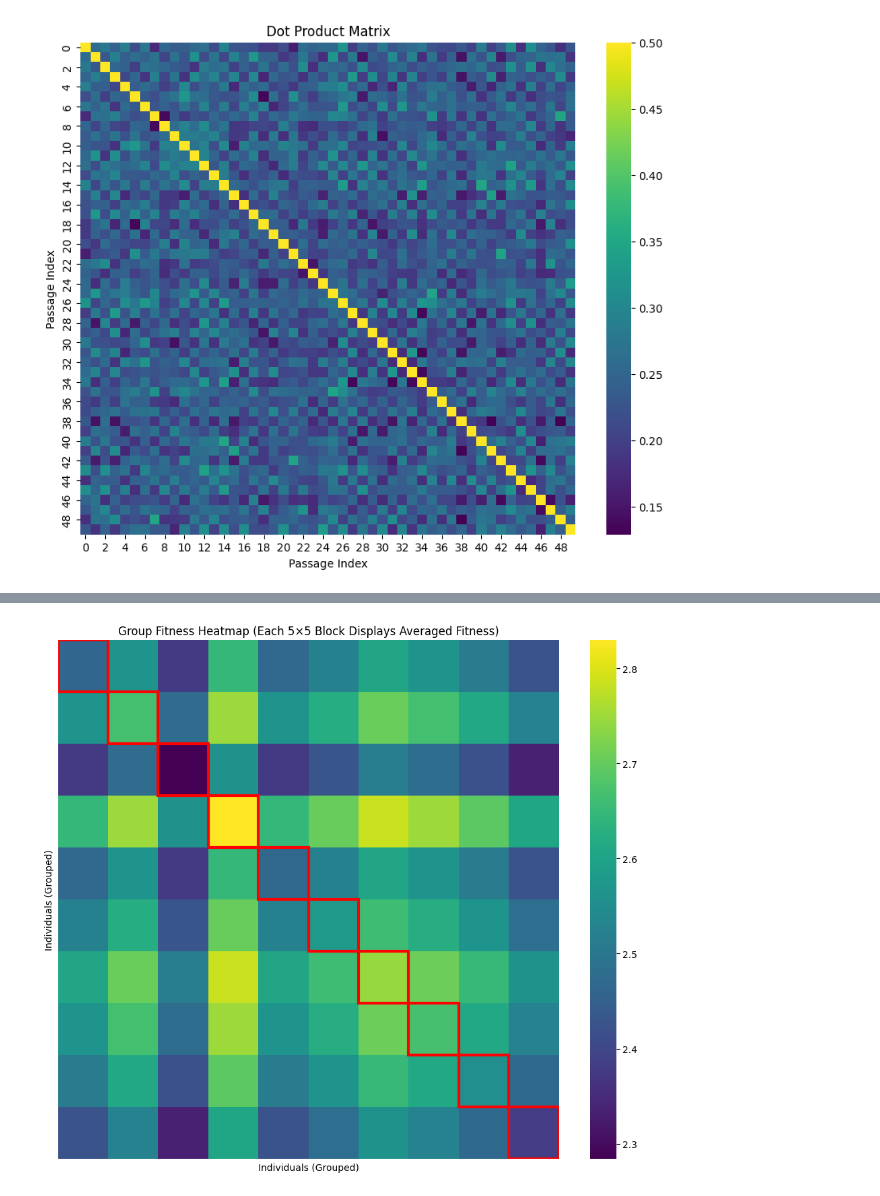
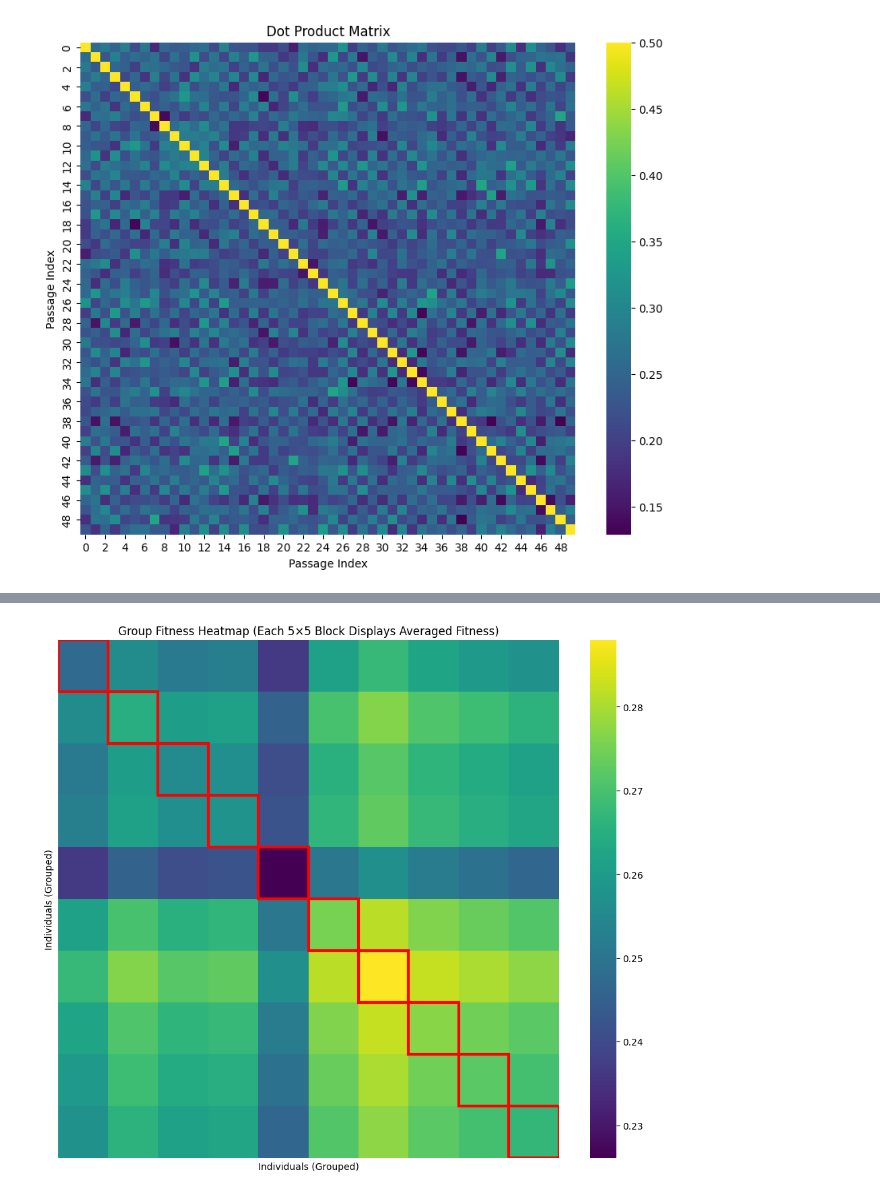
Before and after one commit to chanon9945/RIIC_demo, a Jupyter notebook: RIIC.ipynb, the cells around one changed output, grey strips where cells are left out. Cells and saved outputs as stored; diff of their text form; code cells hidden in the pictures.

Commit message:
modified fitness function to be the average of all groups

```diff
--- a/RIIC.ipynb
+++ b/RIIC.ipynb
@@ -87,13 +97,14 @@ n = dot_product_matrix.shape[0] #number of individuals
 group_size = 5
 num_groups = n // group_size  # should be 10 groups
 
-def evaluate_partition(individual):
+# Define an evaluation function that computes the average similarity for a group.
+def evaluate_group_from_ordered_matrix(group_indices):
     total_similarity = 0
-    for i in range(num_groups):
-        group = individual[i * group_size : (i + 1) * group_size]
-        for a, b in combinations(group, 2):
-            total_similarity += dot_product_matrix[a, b]
-    return total_similarity,
+    for i, j in combinations(group_indices, 2):
+        total_similarity += ordered_matrix[i, j]
+    # For a group of 5, there are 10 pairs (C(5,2)=10)
+    avg_similarity = total_similarity / 10.0
+    return avg_similarity
 
 # Create fitness and individual types (maximization)
 if not hasattr(creator, "FitnessMax"):
@@ -178,11 +189,12 @@ plt.show()
 # %%
-# Define an evaluation function that computes the total similarity for a group,
-# using the ordered matrix. Here, group_indices are indices within the ordered_matrix.
+# Define an evaluation function that computes the average similarity for a group.
 def evaluate_group_from_ordered_matrix(group_indices):
     total_similarity = 0
     for i, j in combinations(group_indices, 2):
         total_similarity += ordered_matrix[i, j]
-    return total_similarity
+    # For a group of 5, there are 10 pairs (C(5,2)=10)
+    avg_similarity = total_similarity / 10.0
+    return avg_similarity
 
 # Compute the fitness (total similarity) for each group in the ordered matrix.
 # In the ordered matrix, groups are contiguous. For group i, the indices are:
@@ -195,34 +207,34 @@ for i in range(num_groups):
 group_fitnesses = np.array(group_fitnesses)  # shape: (10,)
 
 # Create a 10x10 block matrix where each block (i, j) is the average of
 # group i and group j fitness values.
 block_matrix = np.zeros((num_groups, num_groups))
 for i in range(num_groups):
     for j in range(num_groups):
         block_matrix[i, j] = (group_fitnesses[i] + group_fitnesses[j]) / 2
 
 # Expand the 10x10 block matrix to a 50x50 matrix.
 # Each cell in block_matrix becomes a group_size x group_size block with the same value.
 full_heatmap = np.kron(block_matrix, np.ones((group_size, group_size)))
 
 # Plot the heatmap without annotations.
 plt.figure(figsize=(12, 10))
 ax = sns.heatmap(full_heatmap, cmap='viridis', annot=False, cbar=True,
                  xticklabels=False, yticklabels=False)
 plt.title("Group Fitness Heatmap (Each 5×5 Block Displays Averaged Fitness)")
 plt.xlabel("Individuals (Grouped)")
 plt.ylabel("Individuals (Grouped)")
 
 # Highlight each diagonal 5x5 block with a red border.
 for i in range(num_groups):
     x = i * group_size
     y = i * group_size
     rect = plt.Rectangle((x, y), group_size, group_size, fill=False, edgecolor='red', lw=3)
     ax.add_patch(rect)
 
 plt.show()
 # %% [output]
-[figure, old version]
+[figure, new version]
 # %%
 group_csvs = {}
 
```
Also changed, not shown: parts of 7 cells of this notebook.
